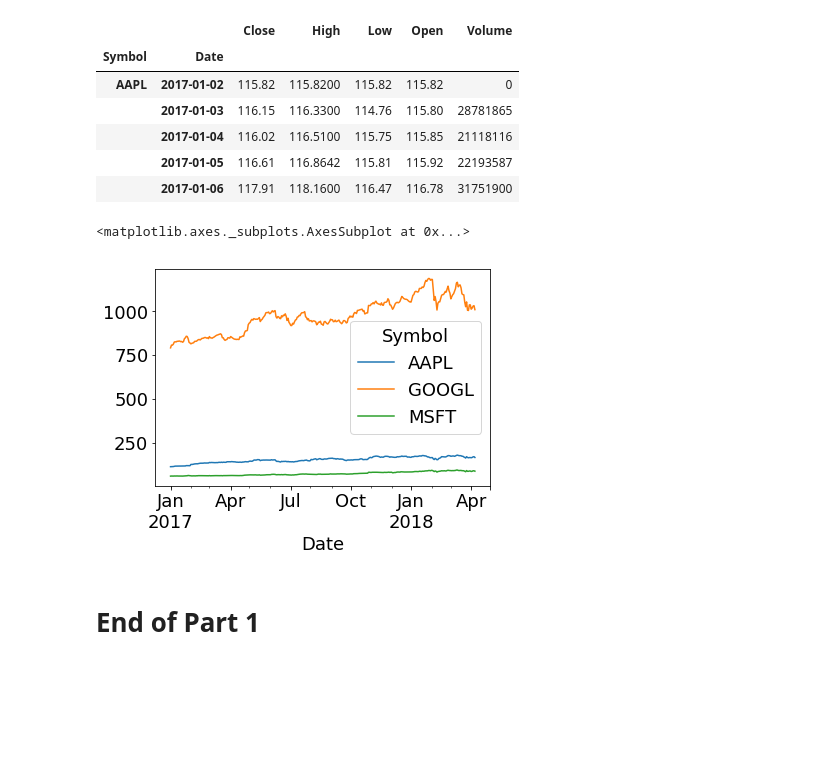
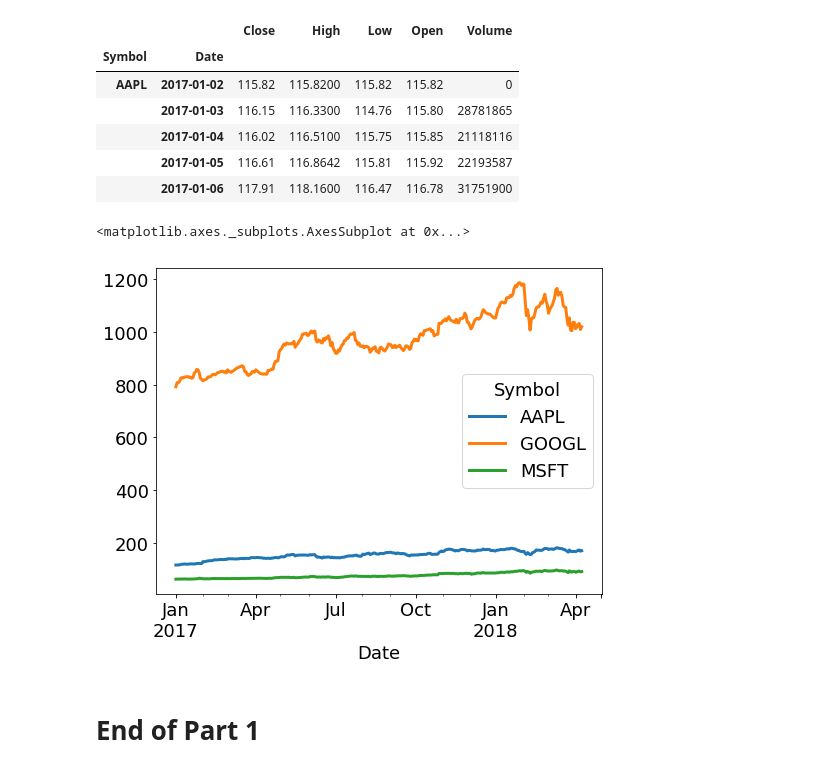
Before and after one commit to amitibo/python-seminar-2018, a Jupyter notebook: notebooks/Advanced Python Seminar.ipynb, the cells around one changed output. Cells and saved outputs as stored; diff of their text form; code cells hidden in the pictures; blank space fills up the shorter version.

```diff
--- a/notebooks/Advanced Python Seminar.ipynb
+++ b/notebooks/Advanced Python Seminar.ipynb
@@ -767,9 +778,9 @@ df.head()
 |  | 2017-01-06 | 117.91 | 118.1600 | 116.47 | 116.78 | 31751900 |
 # %%
 df2 = df.reset_index(level=['Symbol'])
-df2.pivot(columns='Symbol', values='Close').plot()
+df2.pivot(columns='Symbol', values='Close').plot(figsize=(8, 6), linewidth=3)
 # %% [output]
 <matplotlib.axes._subplots.AxesSubplot at 0x...>
-[figure, old version]
+[figure, new version]
 # %% [markdown]
 # End of Part 1
```
Also changed, not shown: parts of 38 cells of this notebook.
